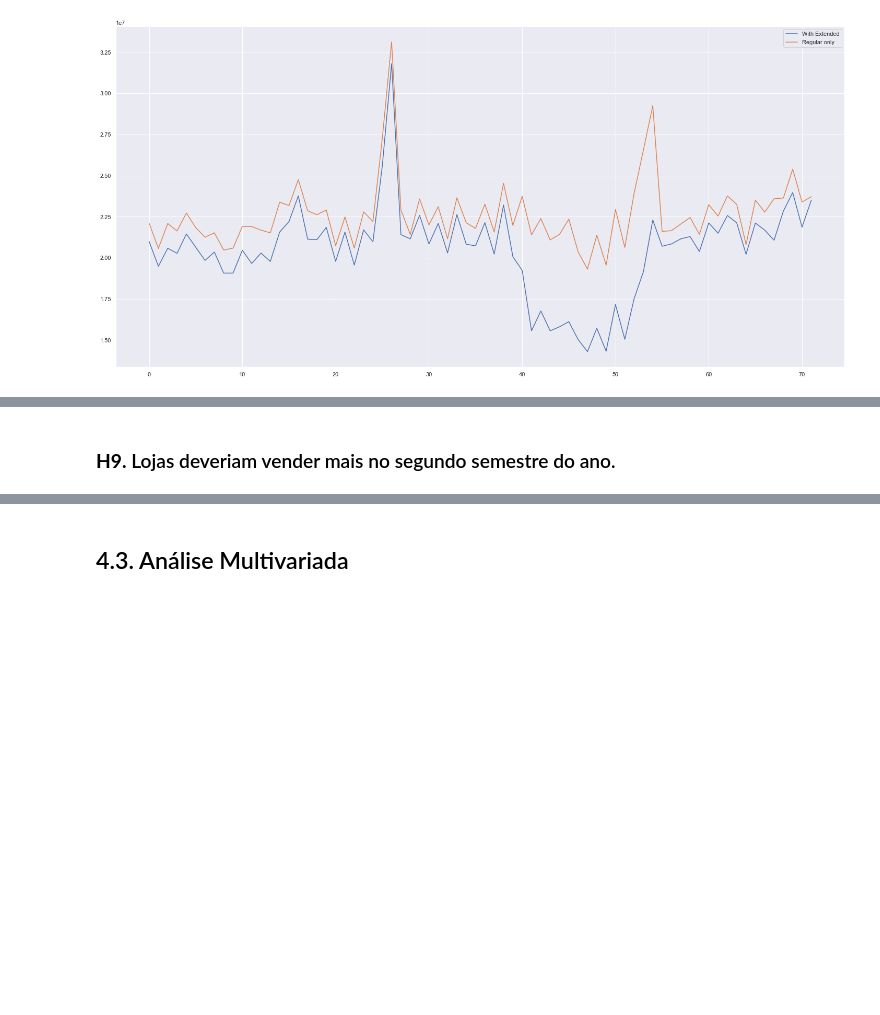
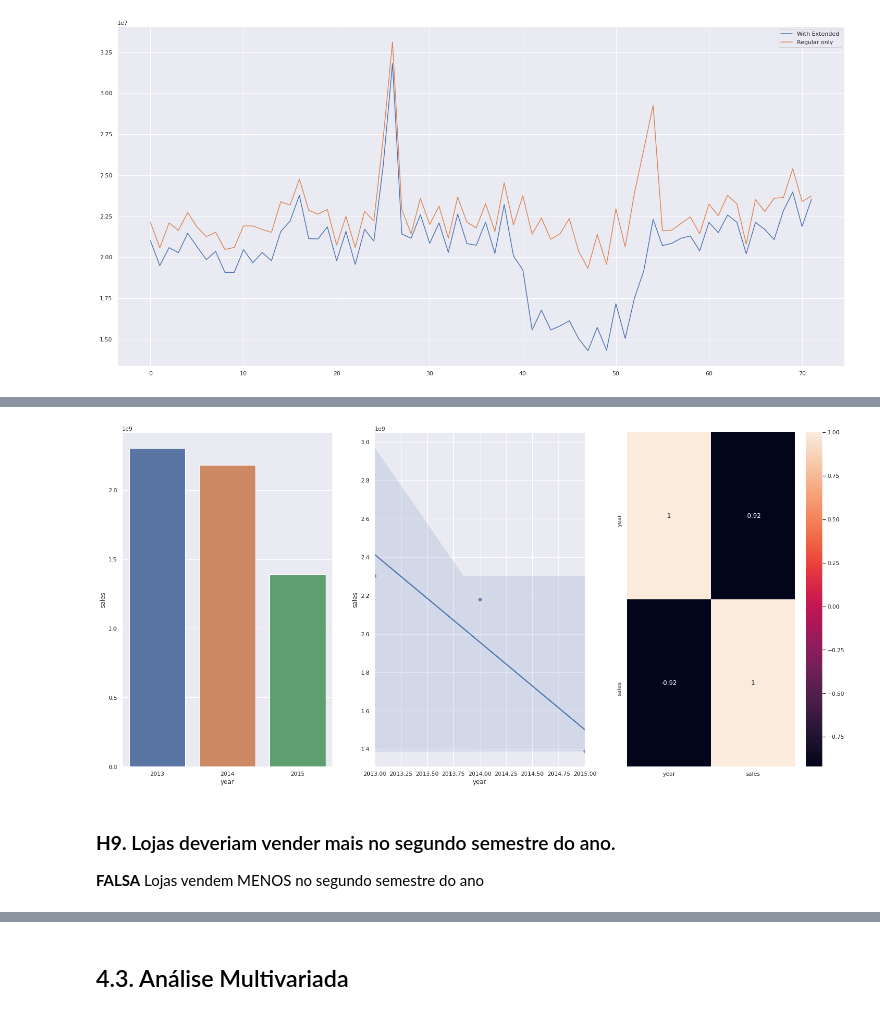
Before and after one commit to jeovaramos/DataScience_Em_Producao, a Jupyter notebook: m04_v01_store_sales_prediction.ipynb, the cells around one changed output, grey strips where cells are left out. Drawn from its saved outputs; the diff is of its cells as text; code cells hidden in the pictures; blank space fills up the shorter version.

```diff
--- a/m04_v01_store_sales_prediction.ipynb
+++ b/m04_v01_store_sales_prediction.ipynb
@@ -580,2 +594,15 @@ ax.legend(labels=['With Extended', 'Regular only']);
+# %%
+plt.subplot(1, 3, 1)
+temp = df4[['year', 'sales']].groupby('year').sum().reset_index()
+sns.barplot(x='year', y='sales', data=temp);
+
+plt.subplot(1, 3, 2)
+sns.regplot(x='year', y='sales', data=temp);
+
+plt.subplot(1, 3, 3)
+sns.heatmap(temp.corr(method='pearson'), annot=True);
+# %% [output]
+[figure, added]
 # %% [markdown]
 ### **H9.** Lojas deveriam vender mais no segundo semestre do ano.
+**FALSA** Lojas vendem MENOS no segundo semestre do ano
```
Also changed, not shown: parts of 13 cells of this notebook.
